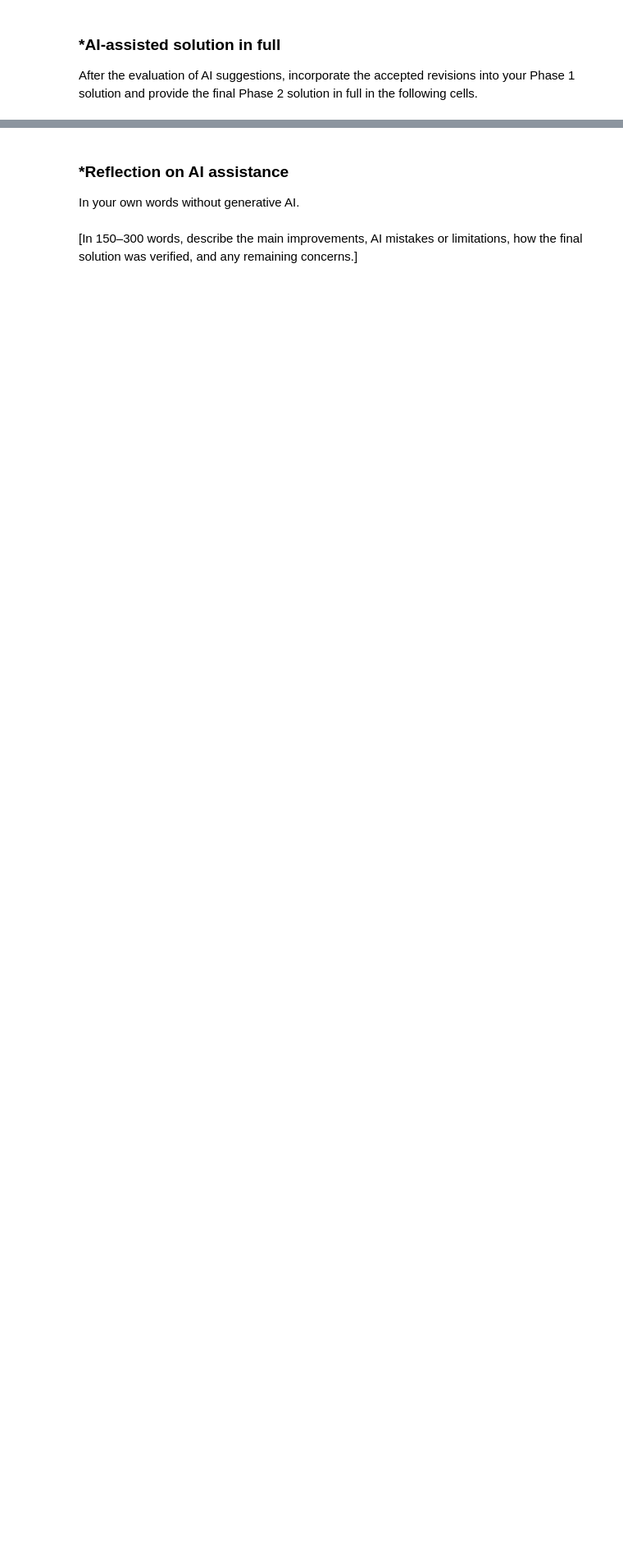
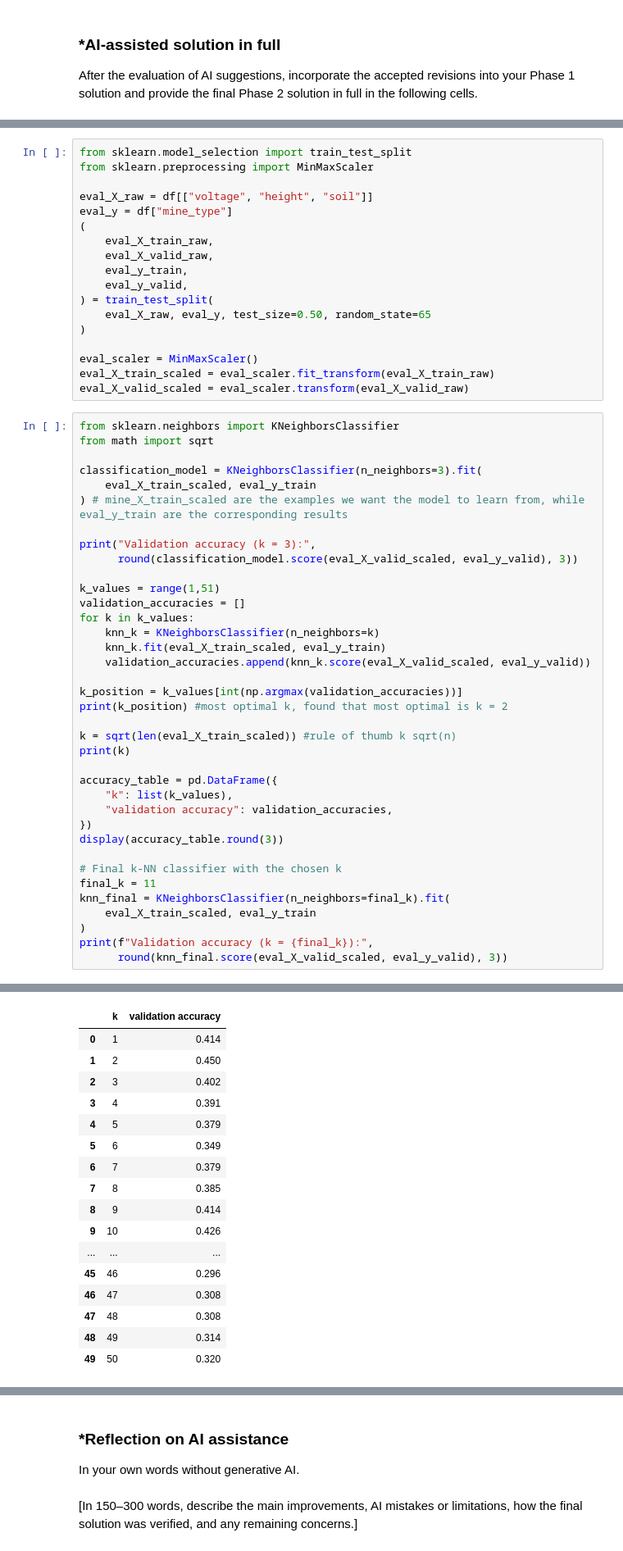
Before and after one commit to CodyChhea1/A03-knn, a Jupyter notebook: notebook.ipynb, the cells around one changed output, grey strips where cells are left out. Shown at 82% size. Cells and saved outputs as stored; diff of their text form; blank space fills up the shorter version.

```diff
--- a/notebook.ipynb
+++ b/notebook.ipynb
@@ -136,0 +386,56 @@ After the evaluation of AI suggestions, incorporate the accepted revisions into
+# %%
+from sklearn.model_selection import train_test_split
+from sklearn.preprocessing import MinMaxScaler
+
+eval_X_raw = df[["voltage", "height", "soil"]]
+eval_y = df["mine_type"]
+(
+    eval_X_train_raw,
+    eval_X_valid_raw,
+    eval_y_train,
+    eval_y_valid,
+) = train_test_split(
+    eval_X_raw, eval_y, test_size=0.50, random_state=65
+)
+
+eval_scaler = MinMaxScaler()
+eval_X_train_scaled = eval_scaler.fit_transform(eval_X_train_raw)
+eval_X_valid_scaled = eval_scaler.transform(eval_X_valid_raw)
+# %%
+from sklearn.neighbors import KNeighborsClassifier
+from math import sqrt
+
+classification_model = KNeighborsClassifier(n_neighbors=3).fit(
+    eval_X_train_scaled, eval_y_train
+) # mine_X_train_scaled are the examples we want the model to learn from, while eval_y_train are the corresponding results
+
+print("Validation accuracy (k = 3):",
+      round(classification_model.score(eval_X_valid_scaled, eval_y_valid), 3))
+
+k_values = range(1,51)
+validation_accuracies = []
+for k in k_values:
+    knn_k = KNeighborsClassifier(n_neighbors=k)
+    knn_k.fit(eval_X_train_scaled, eval_y_train)
+    validation_accuracies.append(knn_k.score(eval_X_valid_scaled, eval_y_valid))
+
+k_position = k_values[int(np.argmax(validation_accuracies))]
+print(k_position) #most optimal k, found that most optimal is k = 2
+
+k = sqrt(len(eval_X_train_scaled)) #rule of thumb k sqrt(n)
+print(k)
+
+accuracy_table = pd.DataFrame({
+    "k": list(k_values),
+    "validation accuracy": validation_accuracies,
+})
+display(accuracy_table.round(3))
+
+# Final k-NN classifier with the chosen k
+final_k = 11
+knn_final = KNeighborsClassifier(n_neighbors=final_k).fit(
+    eval_X_train_scaled, eval_y_train
+)
+print(f"Validation accuracy (k = {final_k}):",
+      round(knn_final.score(eval_X_valid_scaled, eval_y_valid), 3))
+# %% [output]
@@ -136,0 +445,17 @@ After the evaluation of AI suggestions, incorporate the accepted revisions into
+|  | k | validation accuracy |
+| 0 | 1 | 0.414 |
+| 1 | 2 | 0.450 |
+| 2 | 3 | 0.402 |
+| 3 | 4 | 0.391 |
+| 4 | 5 | 0.379 |
+| 5 | 6 | 0.349 |
+| 6 | 7 | 0.379 |
+| 7 | 8 | 0.385 |
+| 8 | 9 | 0.414 |
+| 9 | 10 | 0.426 |
+| ... | ... | ... |
+| 45 | 46 | 0.296 |
+| 46 | 47 | 0.308 |
+| 47 | 48 | 0.308 |
+| 48 | 49 | 0.314 |
+| 49 | 50 | 0.320 |
```
Also changed, not shown: parts of 23 cells of this notebook.
